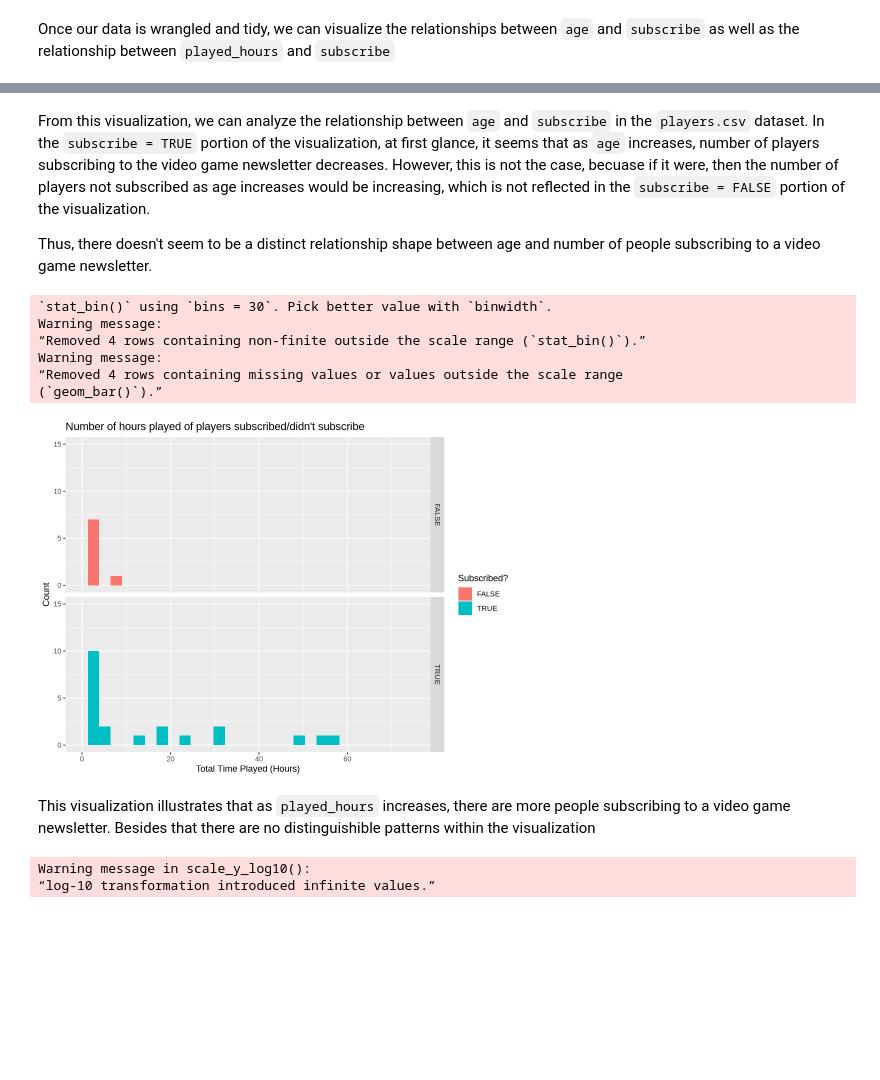
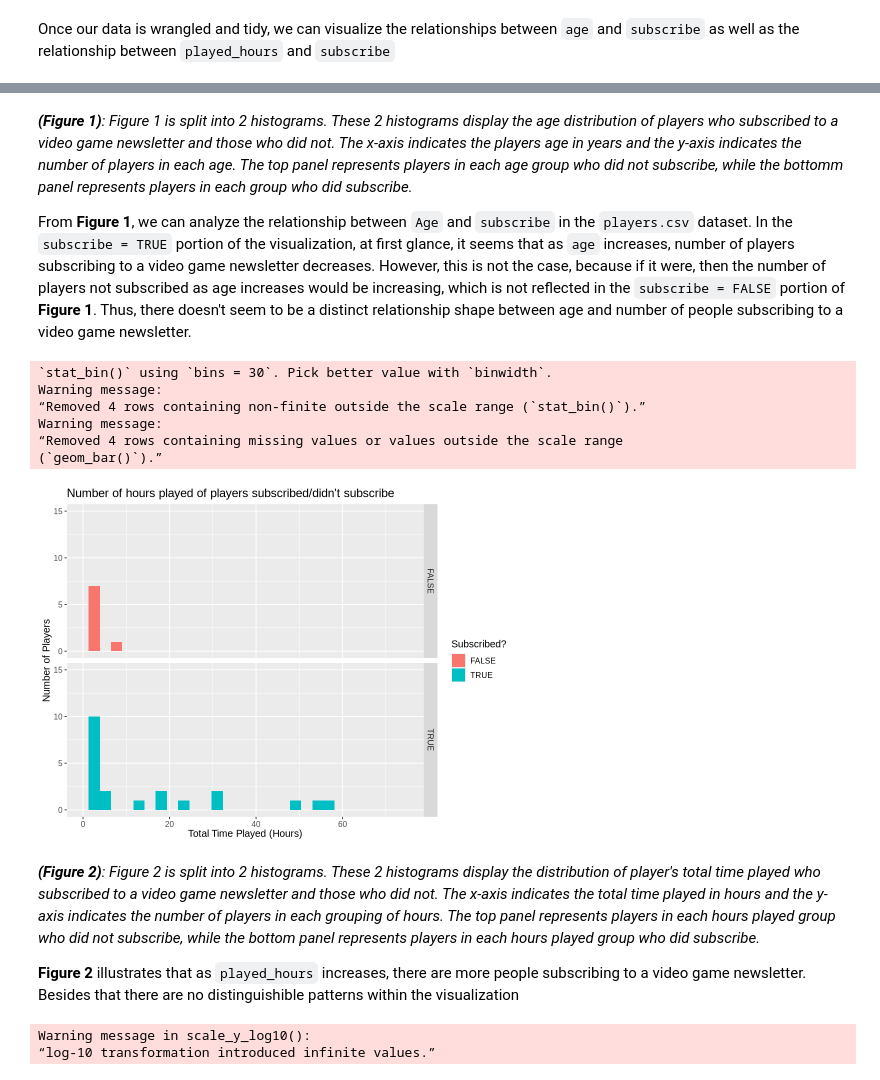
Before and after one commit to ckwok07/DSCI-100-Project-Final-Report, a Jupyter notebook: Project_Final_Report.ipynb, the cells around one changed output, grey strips where cells are left out. Cells and saved outputs as stored; diff of their text form; code cells hidden in the pictures; blank space fills up the shorter version.

Commit message:
finished methods + added some figures and labels

```diff
--- a/Project_Final_Report.ipynb
+++ b/Project_Final_Report.ipynb
@@ -170,29 +171,32 @@ Warning message:
 # %% [markdown]
-From this visualization, we can analyze the relationship between `age` and `subscribe` in the `players.csv` dataset. In the `subscribe = TRUE` portion of the visualization, at first glance, it seems that as `age` increases, number of players subscribing to the video game newsletter decreases. However, this is not the case, becuase if it were, then the number of players not subscribed as age increases would be increasing, which is not reflected in the `subscribe = FALSE` portion of the visualization.
+_**(Figure 1)**: Figure 1 is split into 2 histograms. These 2 histograms display the age distribution of players who subscribed to a video game newsletter and those who did not. The x-axis indicates the players age in years and the y-axis indicates the number of players in each age. The top panel represents players in each age group who did not subscribe, while the bottomm panel represents players in each group who did subscribe._
 
-Thus, there doesn't seem to be a distinct relationship shape between age and number of people subscribing to a video game newsletter.
+From **Figure 1**, we can analyze the relationship between `Age` and `subscribe` in the `players.csv` dataset. In the `subscribe = TRUE` portion of the visualization, at first glance, it seems that as `age` increases, number of players subscribing to a video game newsletter decreases. However, this is not the case, because if it were, then the number of players not subscribed as age increases would be increasing, which is not reflected in the `subscribe = FALSE` portion of **Figure 1**.  Thus, there doesn't seem to be a distinct relationship shape between age and number of people subscribing to a video game newsletter.
 # %%
 options(repr.plot.width = 8, repr.plot.height = 6)
 
 # Histogram visualization of the relationship between played_hours and subscribe
 players_played_hours_subscribe_plot <- players |>
     ggplot(aes(x = played_hours, fill = subscribe)) +
     geom_histogram() +
     facet_grid(rows = vars(subscribe)) +
-    labs(title = "Number of hours played of players subscribed/didn't subscribe", x = "Total Time Played (Hours)" , y = "Count", fill = "Subscribed?") +
+    labs(title = "Number of hours played of players subscribed/didn't subscribe", x = "Total Time Played (Hours)" , y = "Number of Players", fill = "Subscribed?") +
     xlim(c(0, 75)) +
-    ylim(c(0,15))
+    ylim(c(0,15)) +
+    theme(text = element_text(size = 12))
 players_played_hours_subscribe_plot
 # %% [output]
 `stat_bin()` using `bins = 30`. Pick better value with `binwidth`.
 Warning message:
 “Removed 4 rows containing non-finite outside the scale range (`stat_bin()`).”
 Warning message:
 “Removed 4 rows containing missing values or values outside the scale range
 (`geom_bar()`).”
-[figure, old version]
+[figure, new version]
 # %% [markdown]
-This visualization illustrates that as `played_hours` increases, there are more people subscribing to a video game newsletter. Besides that there are no distinguishible patterns within the visualization
+_**(Figure 2)**: Figure 2 is split into 2 histograms. These 2 histograms display the distribution of player's total time played who subscribed to a video game newsletter and those who did not. The x-axis indicates the total time played in hours and the y-axis indicates the number of players in each grouping of hours. The top panel represents players in each hours played group who did not subscribe, while the bottom panel represents players in each hours played group who did subscribe._
+
+**Figure 2** illustrates that as `played_hours` increases, there are more people subscribing to a video game newsletter. Besides that there are no distinguishible patterns within the visualization
 # %%
 # Scatterplot visualization of the relationship between age, played_hours and subscribe
 players_age_played_hours_plot <- players |>
```
Also changed, not shown: parts of 48 cells of this notebook.
